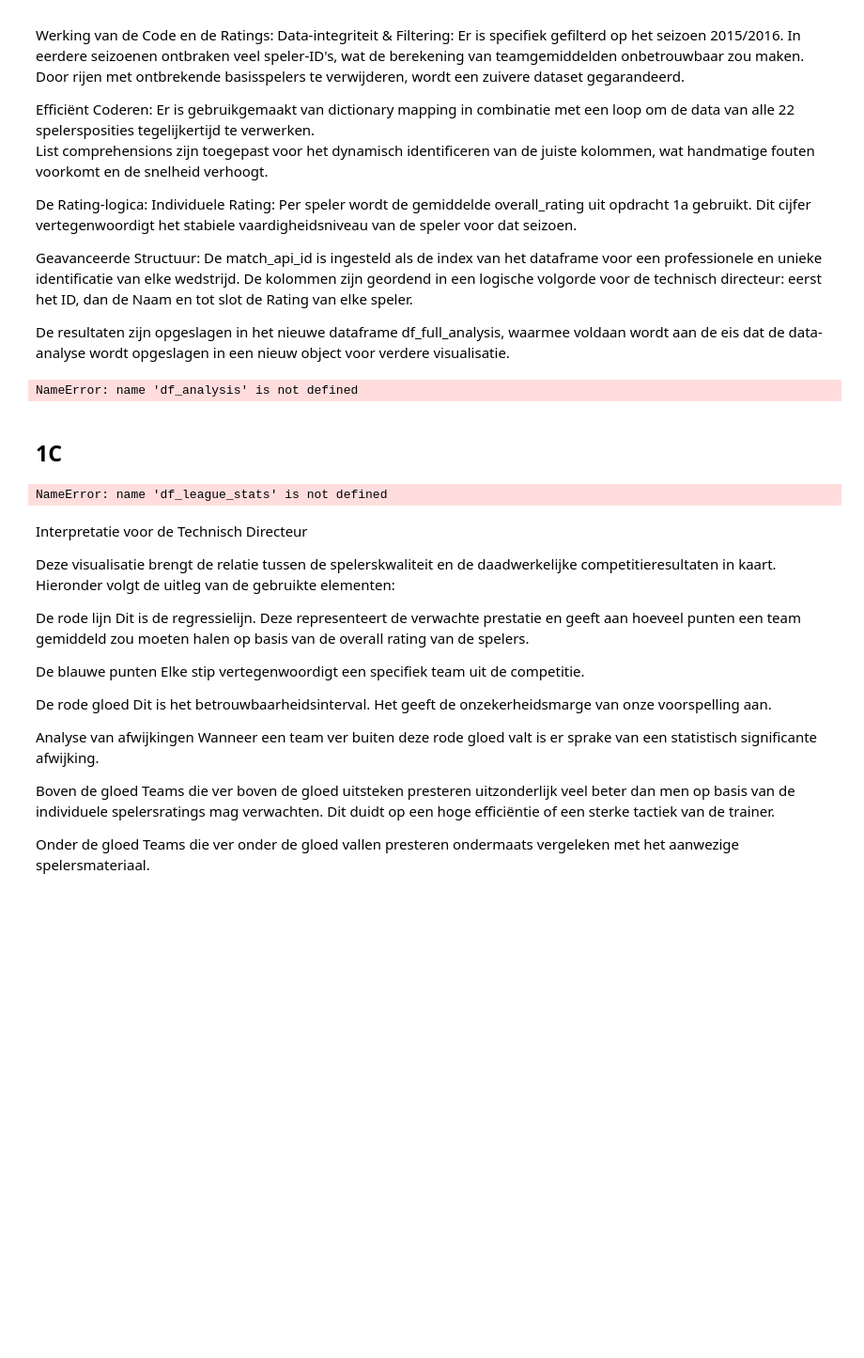
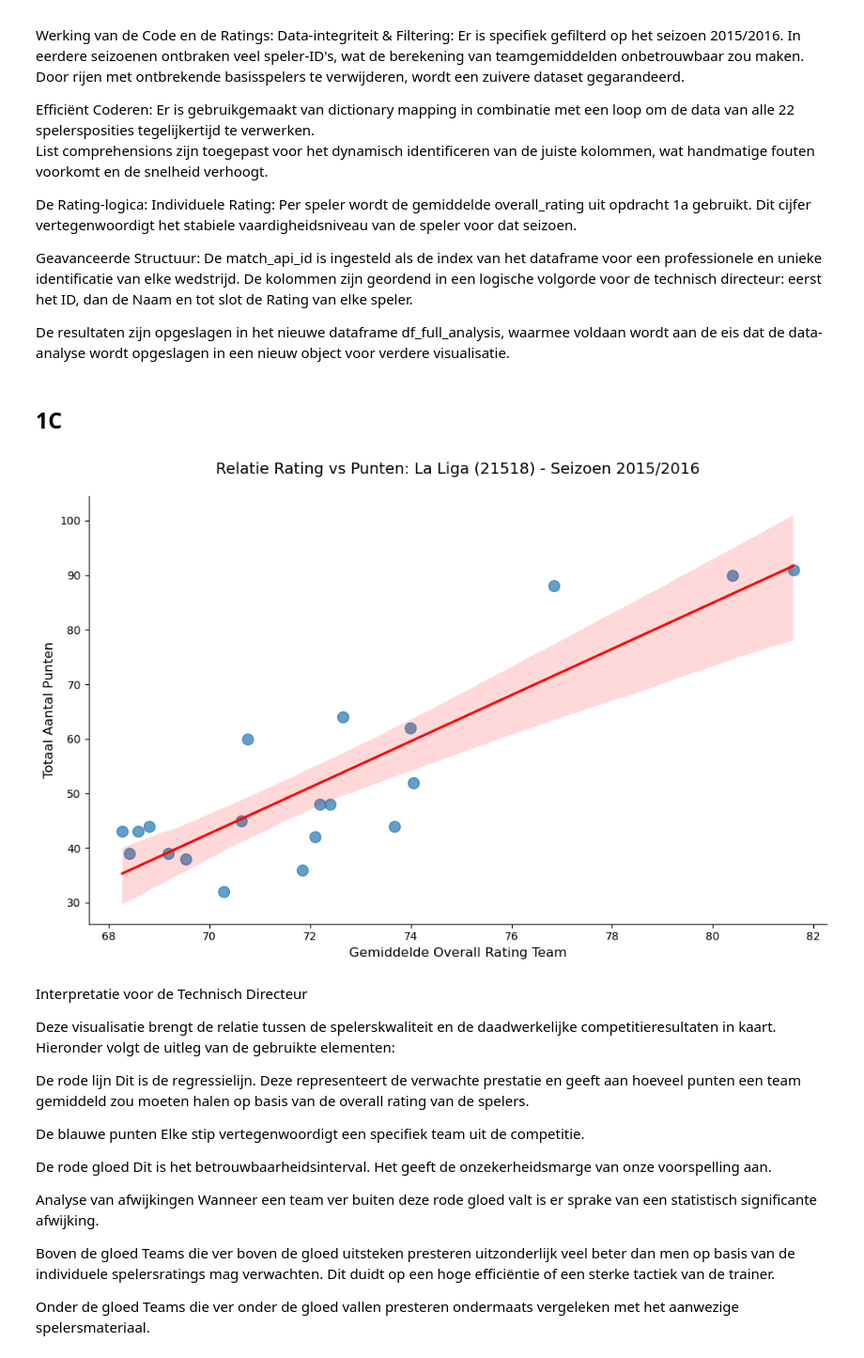
Before and after one commit to ShaliniBekaroe/Datalab_semester2_Groep1, a Jupyter notebook: notebook/data_mining.ipynb, the cells around one changed output. Shown at 94% size. Cells and saved outputs as stored; diff of their text form; code cells hidden in the pictures; blank space fills up the shorter version.

```diff
--- a/notebook/data_mining.ipynb
+++ b/notebook/data_mining.ipynb
@@ -257,79 +257,73 @@ De match_api_id is ingesteld als de index van het dataframe voor een professione
 De kolommen zijn geordend in een logische volgorde voor de technisch directeur: eerst het ID, dan de Naam en tot slot de Rating van elke speler.
 
 De resultaten zijn opgeslagen in het nieuwe dataframe df_full_analysis, waarmee voldaan wordt aan de eis dat de data-analyse wordt opgeslagen in een nieuw object voor verdere visualisatie.
-# %%
-def calculate_league_stats(df_results, df_teams, target_league_id):
-    """
-    Berekent de seizoensstatistieken per team voor een specifieke competitie.
-    Maakt gebruik van zelfgedefinieerde functies en efficiëntie-principes.
-    """
-    # Filter op de gevraagde competitie (21518)
-    df_league = df_results[df_results['league_id'] == target_league_id].copy()
-
-    team_stats = []
-    all_teams = pd.concat([df_league['home_team_api_id'], df_league['away_team_api_id']]).unique()
-
-    for team_id in all_teams:
-        # Thuiswedstrijden: Punten en ratings
-        h_m = df_league[df_league['home_team_api_id'] == team_id]
-        h_pts = h_m.apply(lambda r: 3 if r['home_team_goal'] > r['away_team_goal'] else (1 if r['home_team_goal'] == r['away_team_goal'] else 0), axis=1).sum()
-
-        # Uitwedstrijden: Punten en ratings
-        a_m = df_league[df_league['away_team_api_id'] == team_id]
-        a_pts = a_m.apply(lambda r: 3 if r['away_team_goal'] > r['home_team_goal'] else (1 if r['away_team_goal'] == r['home_team_goal'] else 0), axis=1).sum()
-
-        # Gemiddelde rating berekenen over het hele seizoen
-        total_pts = h_pts + a_pts
-        avg_rating = (h_m['home_team_rating'].mean() + a_m['away_team_rating'].mean()) / 2
-
-        # Teamnaam ophalen
-        t_name = df_teams[df_teams['team_api_id'] == team_id]['team_long_name'].values[0]
-
-        team_stats.append({'team_name': t_name, 'total_points': total_pts, 'avg_rating': avg_rating})
-
-    return pd.DataFrame(team_stats)
-
-# 1. Data voorbereiden voor League 21518
-df_league_stats = calculate_league_stats(df_analysis, df_teams, 21518)
-# %% [output]
-NameError: name 'df_analysis' is not defined
 # %% [markdown]
 ## 1C
 # %%
+df_teams = pd.read_sql_query("SELECT * FROM Team", conn)
+def calculate_league_stats(df_results, df_teams, target_league_id):
+    """
+    Berekent de seizoensstatistieken per team voor een specifieke competitie.
+    Maakt gebruik van zelfgedefinieerde functies en efficiëntie-principes.
+    """
+    # Filter op de gevraagde competitie (21518)
+    df_league = df_results[df_results['league_id'] == target_league_id].copy()
+
+    team_stats = []
+    all_teams = pd.concat([df_league['home_team_api_id'], df_league['away_team_api_id']]).unique()
+
+    for team_id in all_teams:
+        # Thuiswedstrijden: Punten en ratings
+        h_m = df_league[df_league['home_team_api_id'] == team_id]
+        h_pts = h_m.apply(lambda r: 3 if r['home_team_goal'] > r['away_team_goal'] else (1 if r['home_team_goal'] == r['away_team_goal'] else 0), axis=1).sum()
+
+        # Uitwedstrijden: Punten en ratings
+        a_m = df_league[df_league['away_team_api_id'] == team_id]
+        a_pts = a_m.apply(lambda r: 3 if r['away_team_goal'] > r['home_team_goal'] else (1 if r['away_team_goal'] == r['home_team_goal'] else 0), axis=1).sum()
+
+        # Gemiddelde rating berekenen over het hele seizoen
+        total_pts = h_pts + a_pts
+        # Let op: we gebruiken mean() per kant om de gemiddelde teamsterkte over het seizoen te pakken
+        avg_rating = (h_m['home_team_rating'].mean() + a_m['away_team_rating'].mean()) / 2
+
+        # Teamnaam ophalen
+        t_name = df_teams[df_teams['team_api_id'] == team_id]['team_long_name'].values[0]
+
+        team_stats.append({'team_name': t_name, 'total_points': total_pts, 'avg_rating': avg_rating})
+
+    return pd.DataFrame(team_stats)
+
+# 1. Data voorbereiden voor League 21518
 df_league_stats = calculate_league_stats(df_full_analysis, df_teams, 21518)
 
-# 2.  Visualisatie Functie
 def plot_team_performance_clean(df, title):
     """
     Maakt een schone visualisatie conform de gevraagde stijl:
     Geen namen, geen grid en geen top/right spines.
     """
     plt.figure(figsize=(12, 7))
 
     # Scatterplot met regressielijn
     sns.regplot(
         data=df,
         x='avg_rating',
         y='total_points',
         scatter_kws={'s':100, 'alpha':0.7},
         line_kws={"color": "red"}
     )
 
-
     plt.title(title, fontsize=14, pad=20)
     plt.xlabel('Gemiddelde Overall Rating Team', fontsize=12)
     plt.ylabel('Totaal Aantal Punten', fontsize=12)
 
-
     plt.grid(False)
-
     sns.despine()
-
     plt.show()
 
+# CORRECTIE: Gebruik de variabele die je hierboven hebt aangemaakt
 plot_team_performance_clean(df_league_stats, 'Relatie Rating vs Punten: La Liga (21518) - Seizoen 2015/2016')
 # %% [output]
-NameError: name 'df_league_stats' is not defined
+[figure, added]
 # %% [markdown]
 Interpretatie voor de Technisch Directeur
 
```
Also changed, not shown: parts of 2 cells of this notebook.
